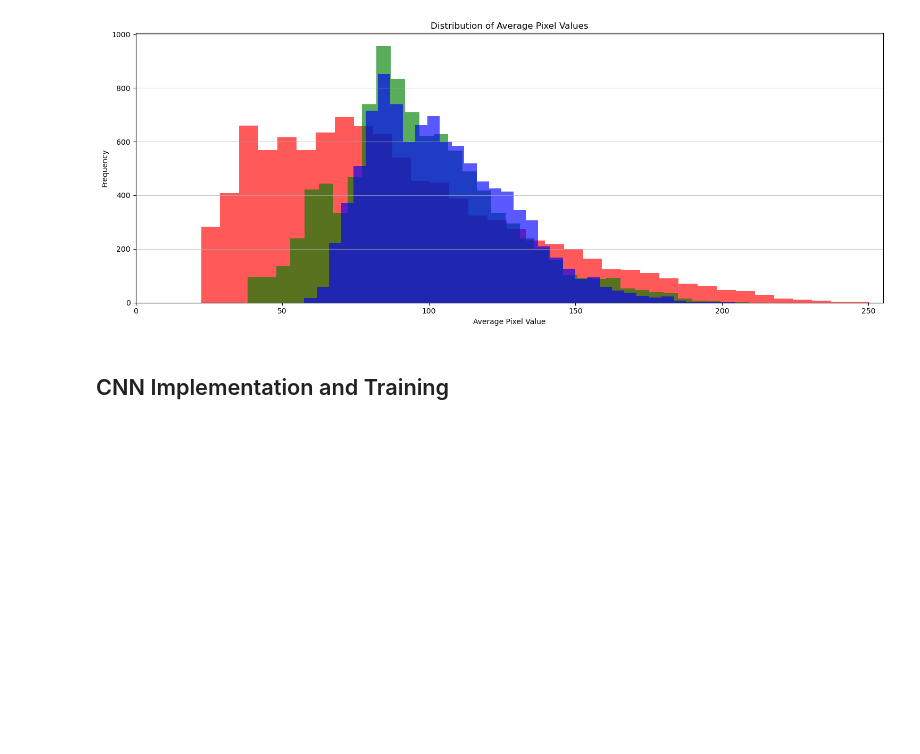
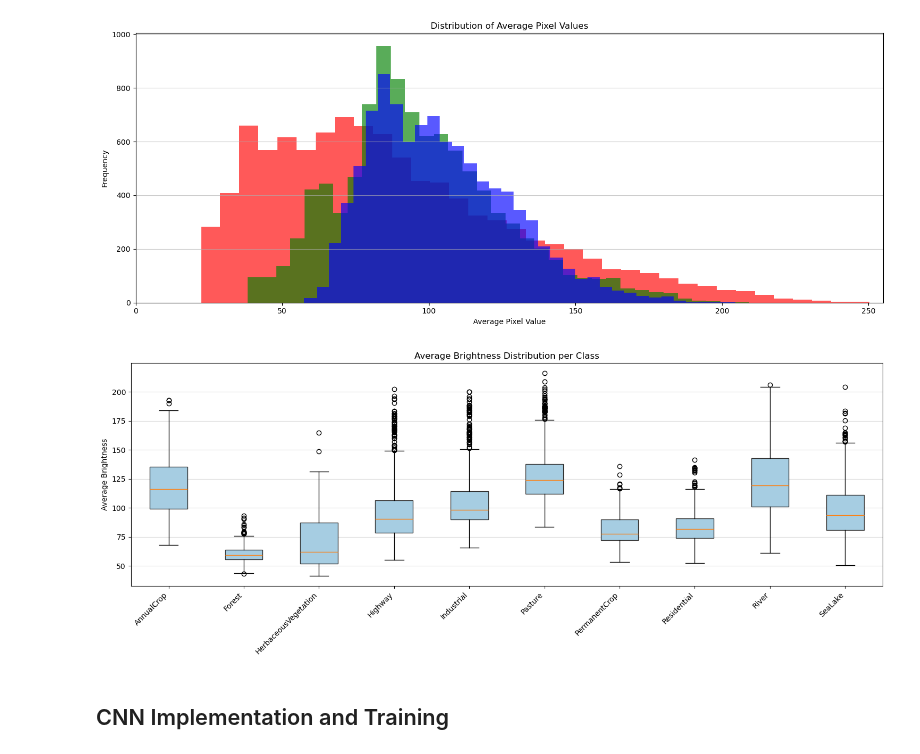
Before and after one commit to Convidium/cnn_image_classifier, a Jupyter notebook: k12456319.ipynb, the cells around one changed output. Saved outputs shown, nothing was run; the diff lists cells and outputs as text; code cells hidden in the pictures; blank space fills up the shorter version.

```diff
--- a/k12456319.ipynb
+++ b/k12456319.ipynb
@@ -179,3 +174,44 @@ average_pixel_plot(dataset)
+# %%
+# your code goes here (average_brightness_per_class)
+def average_brightness_per_class(df: pd.DataFrame) -> None:
+    df_working = df.copy()
+    brightness_values = []
+
+    classes = sorted(label_dict.keys())
+    data_to_plot = []
+
+    for name, group in df_working.groupby('label'):
+        group_brightness_list = []
+
+        for index, sample in group.iterrows():
+            sample_full_path = f"data/{sample['folder']}/{sample['file_name']}"
+            img = plt.imread(sample_full_path)
+            img_brightness = img.mean()
+
+            group_brightness_list.append(img_brightness)
+
+        data_to_plot.append(np.array(group_brightness_list))
+
+    fig, ax = plt.subplots(figsize=(15, 6))
+
+    ax.boxplot(data_to_plot, labels=classes, patch_artist=True,boxprops=dict(facecolor='#a6cde2', color='#333333', linewidth=1),)
+
+    ax.set_title("Average Brightness Distribution per Class")
+    ax.set_ylabel("Average Brightness")
+    ax.grid(axis='y', linestyle='-', alpha=0.5)
+
+    ax.set_xticklabels(classes, rotation=45, ha='right')
+
+    fig.tight_layout()
+
+    os.makedirs("assets/plots", exist_ok=True)
+    fig.savefig("assets/plots/average_brightness.png")
+
+    plt.show()
+
+average_brightness_per_class(dataset)
+# %% [output]
+[figure, added]
 # %% [markdown]
 ## CNN Implementation and Training
 # %% [markdown]
```
Also changed, not shown: parts of 2 cells of this notebook, 1 other file.
